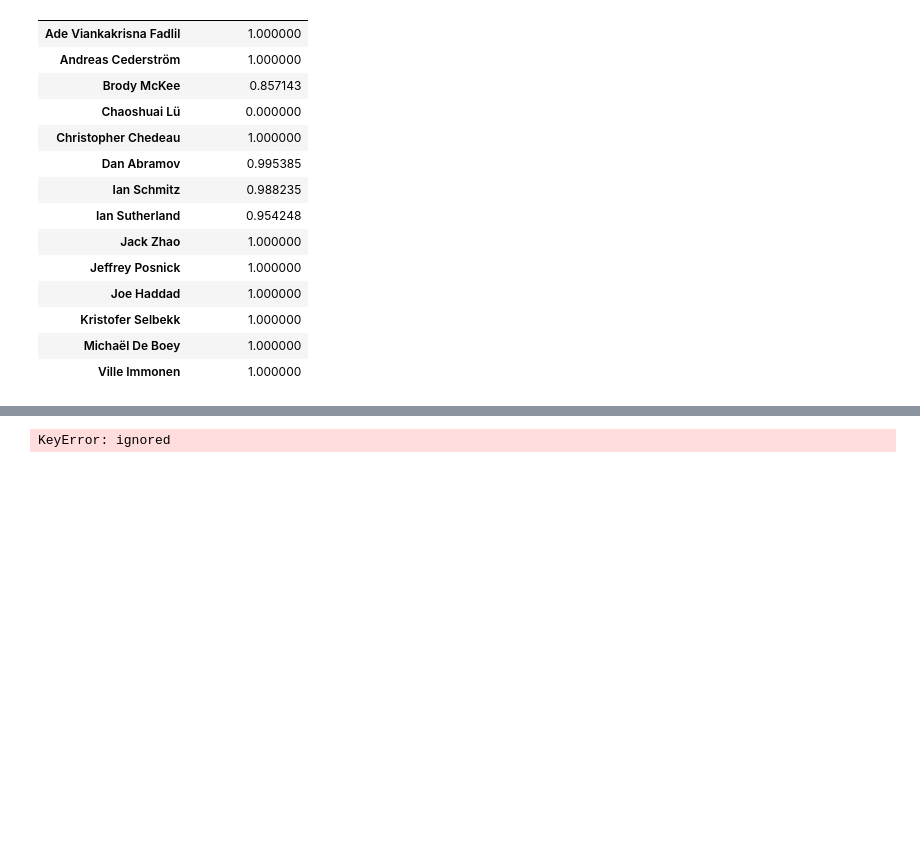
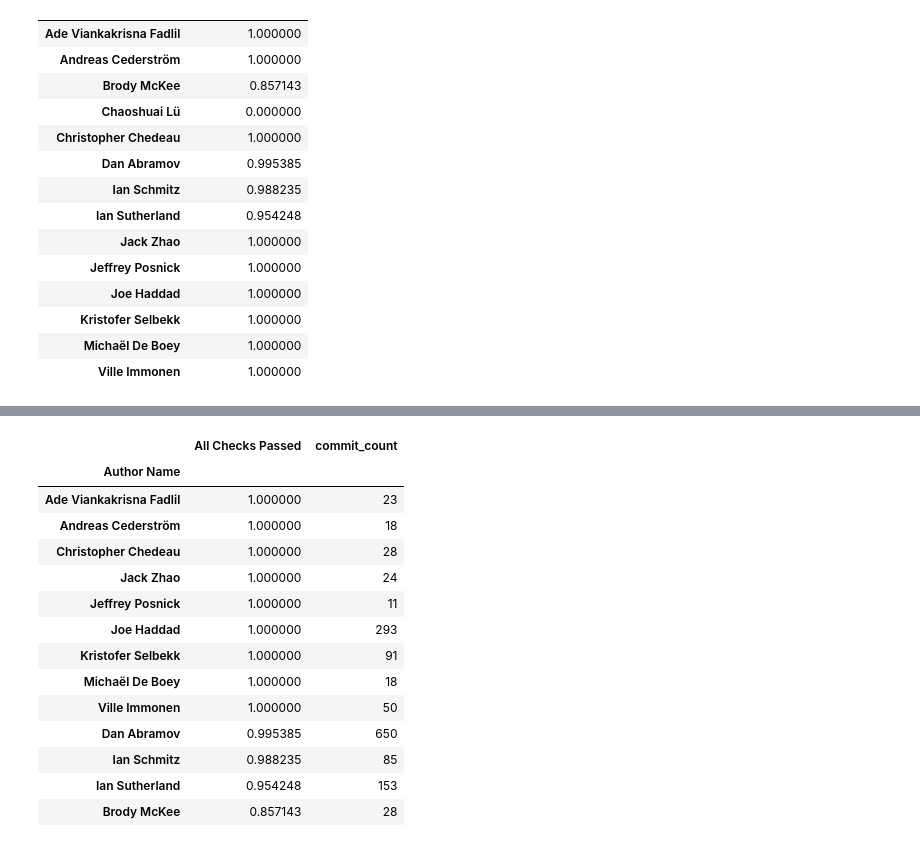
Before and after one commit to VinhPhamAI/Data-Analyst, a Jupyter notebook: Data_Analyst.ipynb, the cells around one changed output, grey strips where cells are left out. Saved outputs shown, nothing was run; the diff lists cells and outputs as text; code cells hidden in the pictures; blank space fills up the shorter version.

```diff
--- a/Data_Analyst.ipynb
+++ b/Data_Analyst.ipynb
@@ -342,6 +358,21 @@ filtered_grouped_df = grouped_commit[grouped_commit['All Checks Passed'] > 0.8]
 # %%
 filtered_grouped_df = filtered_grouped_df.sort_values(by='All Checks Passed', ascending=False)
-filtered_grouped_df['Commit Count'] = filtered_grouped_df.groupby('Author Name')['Author Name'].transform('count')
+commit_count = df['Author Name'].value_counts()
+filtered_grouped_df = filtered_grouped_df.assign(commit_count=commit_count)
 filtered_grouped_df
 # %% [output]
-KeyError: ignored
+|  | All Checks Passed | commit_count |
+| Author Name |  |  |
+| Ade Viankakrisna Fadlil | 1.000000 | 23 |
+| Andreas Cederström | 1.000000 | 18 |
+| Christopher Chedeau | 1.000000 | 28 |
+| Jack Zhao | 1.000000 | 24 |
+| Jeffrey Posnick | 1.000000 | 11 |
+| Joe Haddad | 1.000000 | 293 |
+| Kristofer Selbekk | 1.000000 | 91 |
+| Michaël De Boey | 1.000000 | 18 |
+| Ville Immonen | 1.000000 | 50 |
+| Dan Abramov | 0.995385 | 650 |
+| Ian Schmitz | 0.988235 | 85 |
+| Ian Sutherland | 0.954248 | 153 |
+| Brody McKee | 0.857143 | 28 |
```
Also changed, not shown: parts of 6 cells of this notebook.
